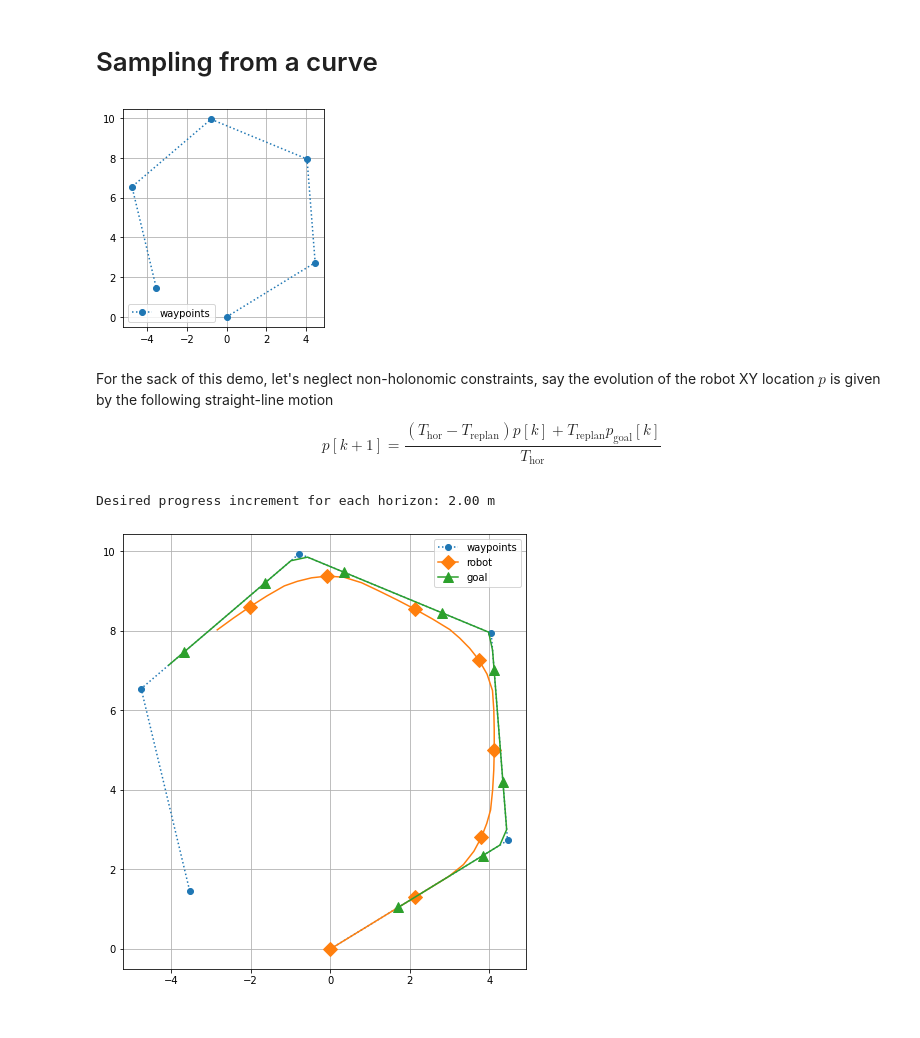
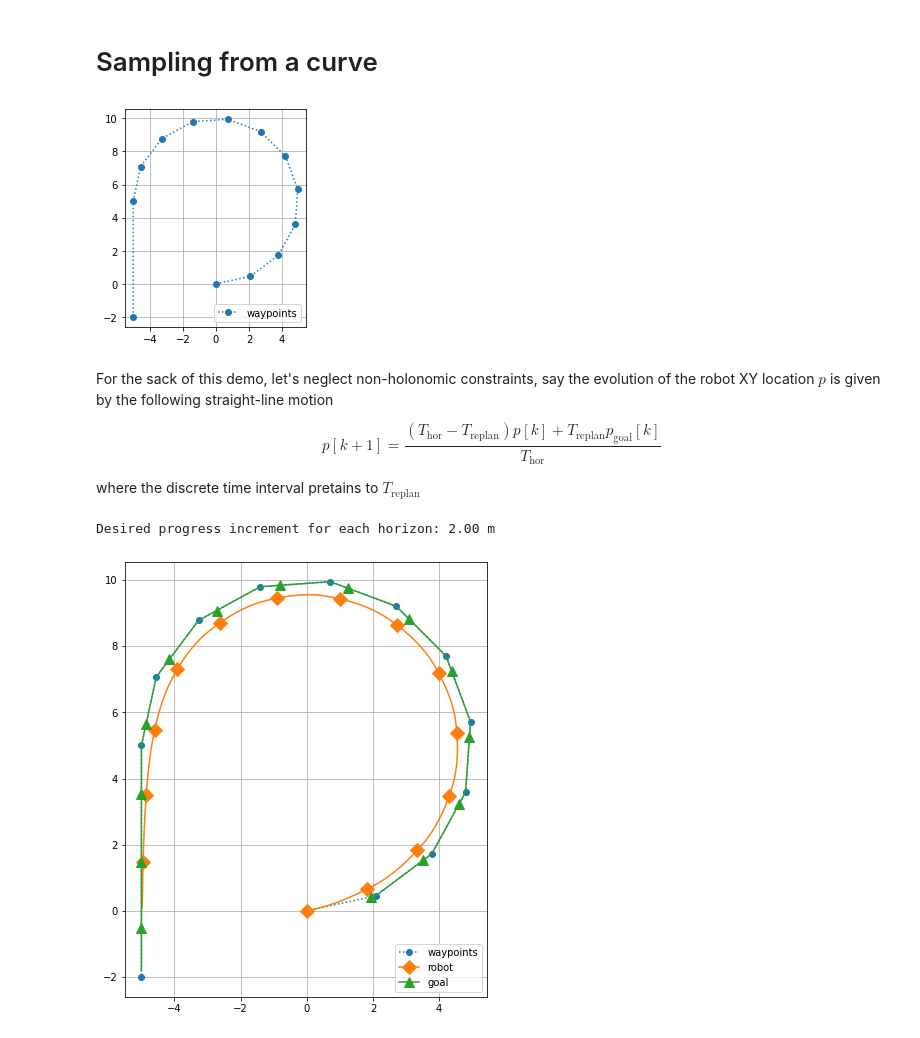
Before and after one commit to lkmuk/modular-mobile-robotics, a Jupyter notebook: examples/path_following/dev_goal_point_sampling.ipynb, the cells around one changed output. Saved outputs shown, nothing was run; the diff lists cells and outputs as text; code cells hidden in the pictures.

```diff
--- a/examples/path_following/dev_goal_point_sampling.ipynb
+++ b/examples/path_following/dev_goal_point_sampling.ipynb
@@ -25,12 +25,13 @@ def gen_arc_points(xy_center, radius, start_radian, stop_radian, N_samples = 10)
     return np.array(xy_center).reshape(1,2) + xy_arc
 # %%
 task_waypts = waypoints(np.array([
-    *gen_arc_points([0,5.0],radius=5.0, start_radian=-np.pi/2, stop_radian=np.pi*5/4, N_samples=6)
+    *gen_arc_points([0,5.0],radius=5.0, start_radian=-np.pi/2, stop_radian=np.pi, N_samples=12)
 ]))
+task_waypts.add(np.array([-5, -2.0]))
 task_waypts.viz()
 plt.show()
 # %% [output]
-[figure, old version]
+[figure, new version]
 # %% [markdown]
 For the sack of this demo, let's neglect non-holonomic constraints,
 say the evolution of the robot XY location $p$ is given by the following straight-line motion
@@ -38,6 +39,8 @@ say the evolution of the robot XY location $p$ is given by the following straigh
 $$
 p[k+1] = \frac{(T_\text{hor} - T_\text{replan}) p[k] +  T_\text{replan} p_\text{goal}[k]}{T_\text{hor}}
 $$
+
+where the discrete time interval pretains to $T_\text{replan}$
 # %%
 heuristic_progress_rate = 1.0
 T_hor = 2.0
@@ -90,9 +91,9 @@ for i in range(num_sim_steps):
 # %%
 _, ax = plt.subplots(figsize=(8,8))
 task_waypts.viz(ax=ax)
-ax.plot(*robot_xy.T,label='robot',marker='D', ms=10, markevery=5)
-ax.plot(*goal_xy.T,label='goal', marker='^', ms=10, markevery=5)
+ax.plot(*robot_xy.T,label='robot',marker='D', ms=10, markevery=20)
+ax.plot(*goal_xy.T,label='goal', marker='^', ms=10, markevery=20)
 ax.legend()
 plt.show()
 # %% [output]
-[figure, old version]
+[figure, new version]
```
Also changed, not shown: parts of 2 cells of this notebook.
